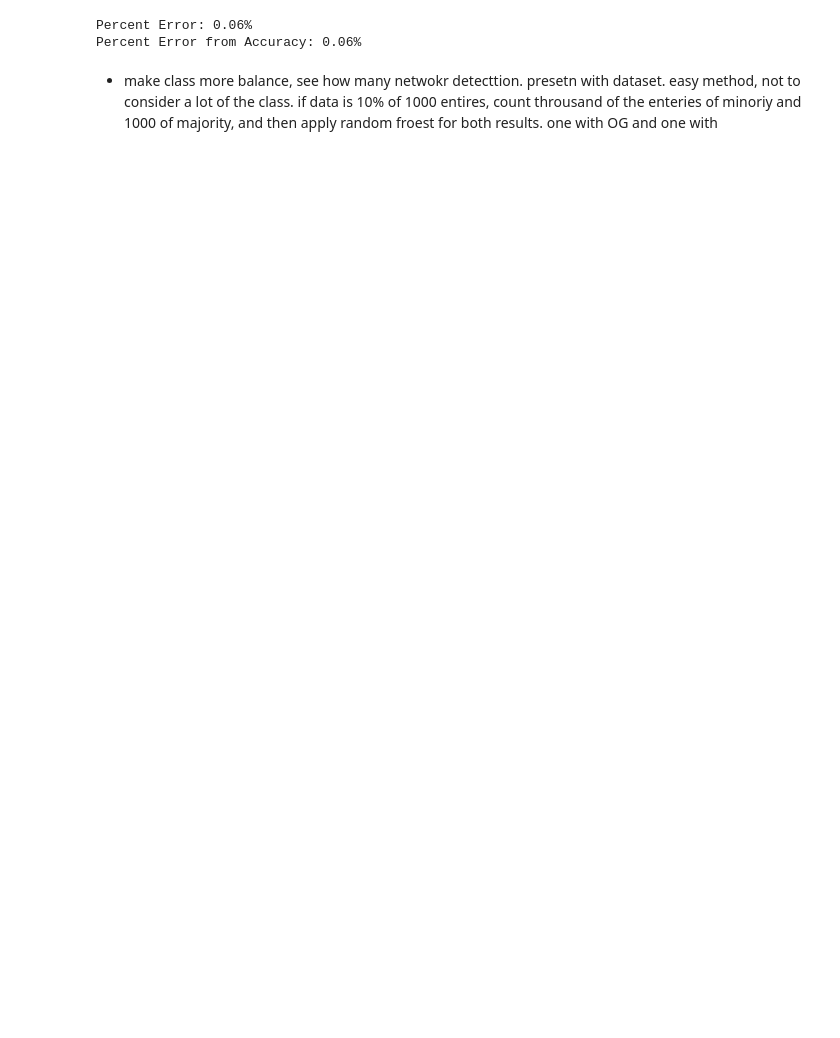
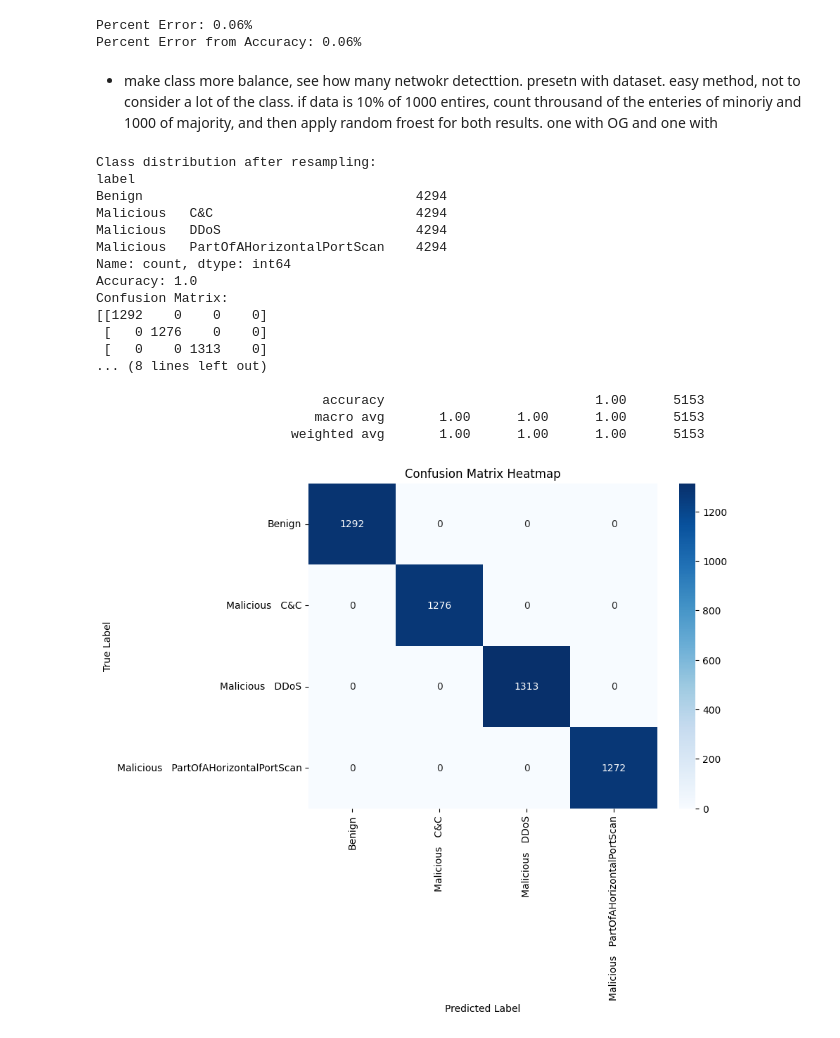
Before and after one commit to aurelisajuan/PredictBotnet, a Jupyter notebook: botnet-capture-34.ipynb, the cells around one changed output. Cells and saved outputs as stored; diff of their text form; code cells hidden in the pictures; blank space fills up the shorter version.

Commit message:
using SMOTE created overfitting, sad

```diff
--- a/botnet-capture-34.ipynb
+++ b/botnet-capture-34.ipynb
@@ -459,3 +433,66 @@ Percent Error: 0.06%
 Percent Error from Accuracy: 0.06%
 # %% [markdown]
 - make class more balance, see how many netwokr detecttion. presetn with dataset. easy method, not to consider a lot of the class. if data is 10% of 1000 entires, count throusand of the enteries of minoriy and 1000 of majority, and then apply random froest for both results. one with OG and one with
+# %%
+# testing oversample and undersampling for the minority class to fix imbalance
+# create a pipeline with SMOTE and undersampling
+resampling_pipeline = Pipeline([
+    ('smote', SMOTE(random_state=42)),
+    ('undersample', RandomUnderSampler(random_state=42))
+])
+
+# apply the pipeline to resample the data
+X_resampled, y_resampled = resampling_pipeline.fit_resample(X_scaled, y)
+
+# check the class distribution after resampling
+print("Class distribution after resampling:")
+print(pd.Series(y_resampled).value_counts())
+
+# split the resampled data into training and testing sets
+X_train, X_test, y_train, y_test = train_test_split(X_resampled, y_resampled, test_size=0.3, random_state=42)
+
+# train a Random Forest classifier
+clf = RandomForestClassifier(n_estimators=100, random_state=42)
+clf.fit(X_train, y_train)
+
+# make predictions
+y_pred = clf.predict(X_test)
+
+# evaluate the model
+accuracy = accuracy_score(y_test, y_pred)
+conf_matrix = confusion_matrix(y_test, y_pred)
+class_report = classification_report(y_test, y_pred)
+
+print(f'Accuracy: {accuracy}')
+print('Confusion Matrix:')
+print(conf_matrix)
+print('Classification Report:')
+print(class_report)
+
+# plot confusion matrix heatmap
+class_names = label_encoder.classes_
+plt.figure(figsize=(8, 6))
+sns.heatmap(conf_matrix, annot=True, fmt='d', cmap='Blues', xticklabels=class_names, yticklabels=class_names)
+plt.title('Confusion Matrix Heatmap')
+plt.xlabel('Predicted Label')
+plt.ylabel('True Label')
+plt.show()
+# %% [output]
+Class distribution after resampling:
+label
+Benign                                   4294
+Malicious   C&C                          4294
+Malicious   DDoS                         4294
+Malicious   PartOfAHorizontalPortScan    4294
+Name: count, dtype: int64
+Accuracy: 1.0
+Confusion Matrix:
+[[1292    0    0    0]
+ [   0 1276    0    0]
+ [   0    0 1313    0]
+... (8 lines left out)
+
+                             accuracy                           1.00      5153
+                            macro avg       1.00      1.00      1.00      5153
+                         weighted avg       1.00      1.00      1.00      5153
+[figure, added]
```
Also changed, not shown: parts of 3 cells of this notebook.
